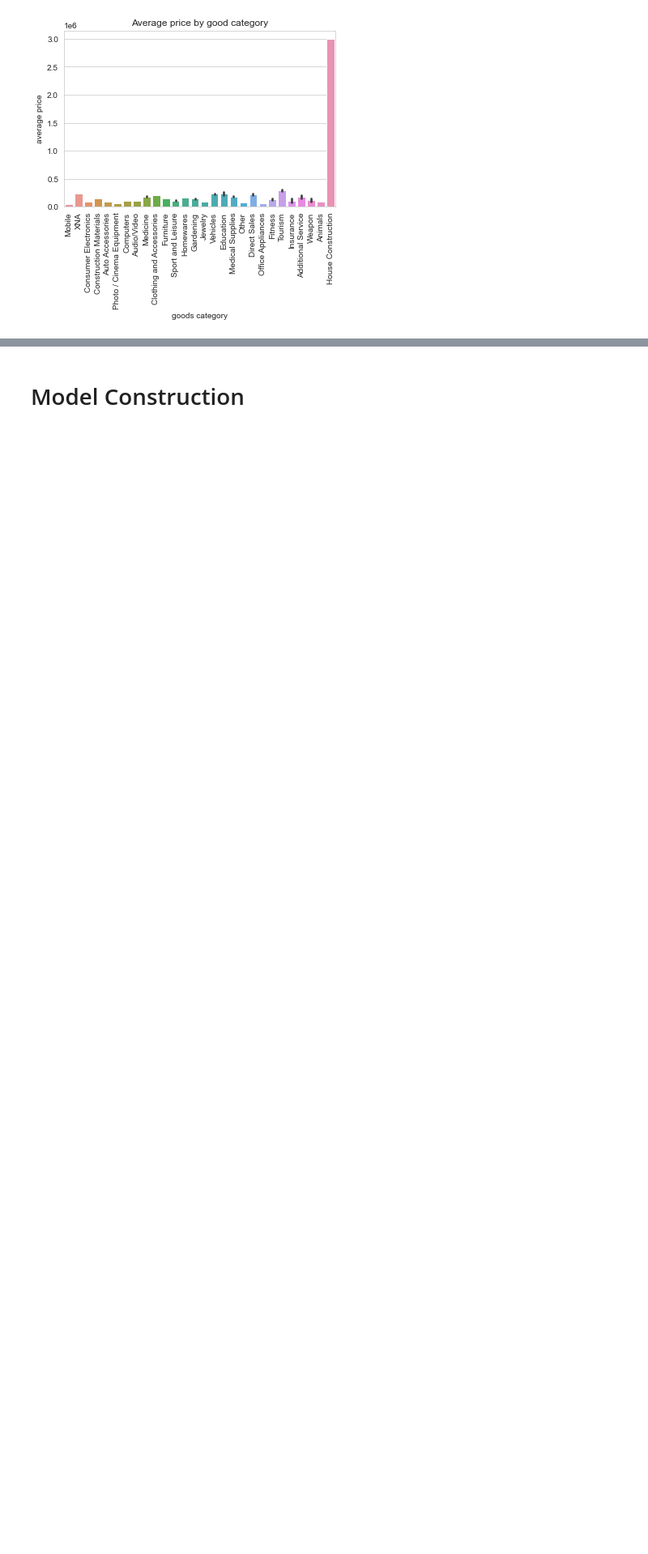
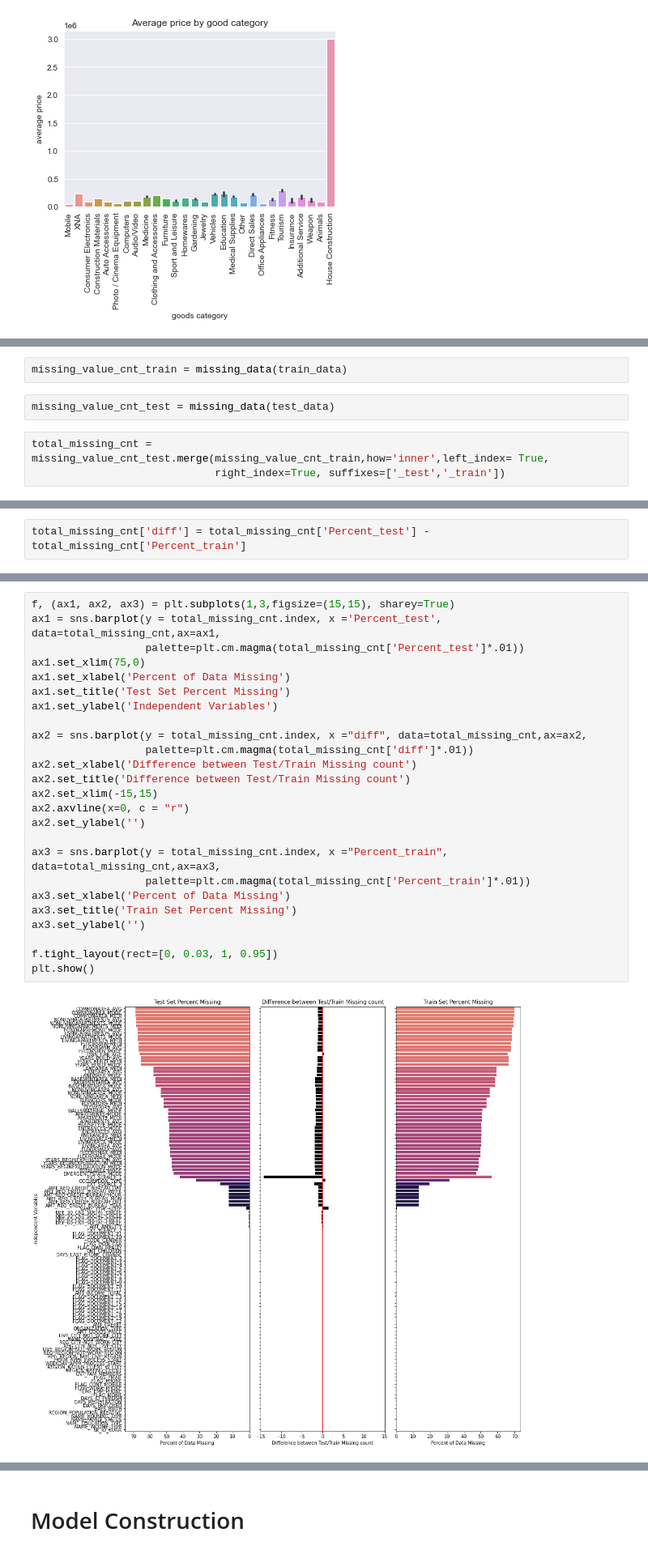
Before and after one commit to yybrother989/HomeCreditDefaultRisk, a Jupyter notebook: Capstone_Project-Home-Credit-Default-Risk_V0.1.ipynb, the cells around one changed output, grey strips where cells are left out. Shown at 81% size. Cells and saved outputs as stored; diff of their text form; blank space fills up the shorter version.

```diff
--- a/Capstone_Project-Home-Credit-Default-Risk_V0.1.ipynb
+++ b/Capstone_Project-Home-Credit-Default-Risk_V0.1.ipynb
@@ -600,0 +477,7 @@ plt.show()
+# %%
+missing_value_cnt_train = missing_data(train_data)
+# %%
+missing_value_cnt_test = missing_data(test_data)
+# %%
+total_missing_cnt = missing_value_cnt_test.merge(missing_value_cnt_train,how='inner',left_index= True,
+                             right_index=True, suffixes=['_test','_train'])
@@ -600,0 +486,2 @@ plt.show()
+# %%
+total_missing_cnt['diff'] = total_missing_cnt['Percent_test'] - total_missing_cnt['Percent_train']
@@ -600,0 +504,27 @@ plt.show()
+# %%
+f, (ax1, ax2, ax3) = plt.subplots(1,3,figsize=(15,15), sharey=True)
+ax1 = sns.barplot(y = total_missing_cnt.index, x ='Percent_test', data=total_missing_cnt,ax=ax1,
+                  palette=plt.cm.magma(total_missing_cnt['Percent_test']*.01))
+ax1.set_xlim(75,0)
+ax1.set_xlabel('Percent of Data Missing')
+ax1.set_title('Test Set Percent Missing')
+ax1.set_ylabel('Independent Variables')
+
+ax2 = sns.barplot(y = total_missing_cnt.index, x ="diff", data=total_missing_cnt,ax=ax2,
+                  palette=plt.cm.magma(total_missing_cnt['diff']*.01))
+ax2.set_xlabel('Difference between Test/Train Missing count')
+ax2.set_title('Difference between Test/Train Missing count')
+ax2.set_xlim(-15,15)
+ax2.axvline(x=0, c = "r")
+ax2.set_ylabel('')
+
+ax3 = sns.barplot(y = total_missing_cnt.index, x ="Percent_train", data=total_missing_cnt,ax=ax3,
+                  palette=plt.cm.magma(total_missing_cnt['Percent_train']*.01))
+ax3.set_xlabel('Percent of Data Missing')
+ax3.set_title('Train Set Percent Missing')
+ax3.set_ylabel('')
+
+f.tight_layout(rect=[0, 0.03, 1, 0.95])
+plt.show()
+# %% [output]
+[figure, added]
```
Also changed, not shown: parts of 68 cells of this notebook.
